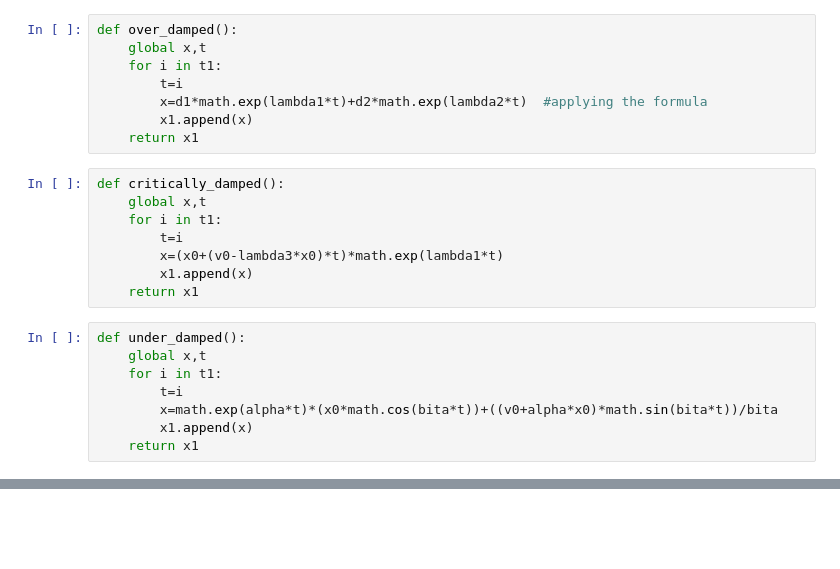
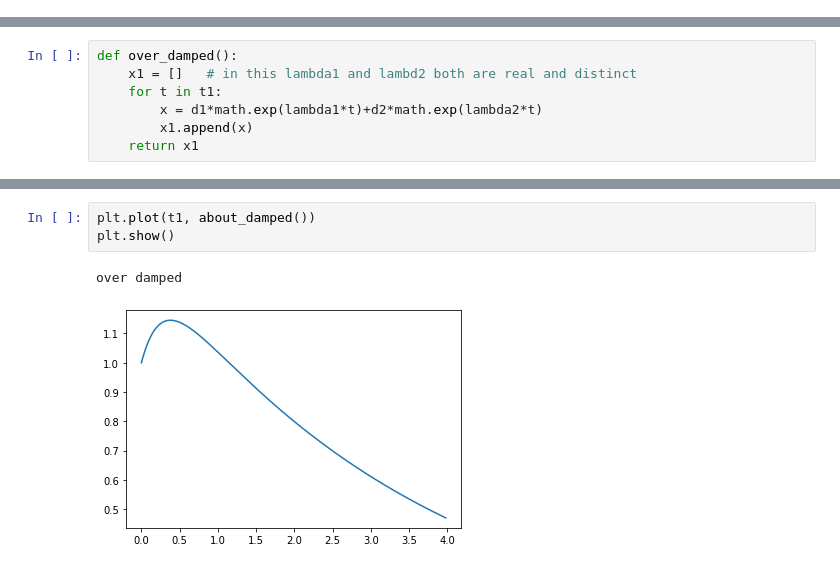
Before and after one commit to vidyabharti9/Calculus-2, a Jupyter notebook: Vidya_Bharti_Calculus.ipynb, the cells around one changed output, grey strips where cells are left out. Saved outputs shown, nothing was run; the diff lists cells and outputs as text; blank space fills up the shorter version.

```diff
--- a/Vidya_Bharti_Calculus.ipynb
+++ b/Vidya_Bharti_Calculus.ipynb
@@ -173,24 +2,0 @@ x1=[]
-# %%
-def over_damped():
-	global x,t
-	for i in t1:
-		t=i
-		x=d1*math.exp(lambda1*t)+d2*math.exp(lambda2*t)  #applying the formula
-		x1.append(x)
-	return x1
-# %%
-def critically_damped():
-	global x,t
-	for i in t1:
-		t=i
-		x=(x0+(v0-lambda3*x0)*t)*math.exp(lambda1*t)
-		x1.append(x)
-	return x1
-# %%
-def under_damped():
-	global x,t
-	for i in t1:
-		t=i
-		x=math.exp(alpha*t)*(x0*math.cos(bita*t))+((v0+alpha*x0)*math.sin(bita*t))/bita
-		x1.append(x)
-	return x1
@@ -218,0 +48,7 @@ fig.show()
+# %%
+def over_damped():
+	x1 = []   # in this lambda1 and lambd2 both are real and distinct
+	for t in t1:
+		x = d1*math.exp(lambda1*t)+d2*math.exp(lambda2*t)
+		x1.append(x)
+	return x1
@@ -218,0 +66,6 @@ fig.show()
+# %%
+plt.plot(t1, about_damped())
+plt.show()
+# %% [output]
+over damped
+[figure, added]
```
Also changed, not shown: parts of 35 cells of this notebook.
